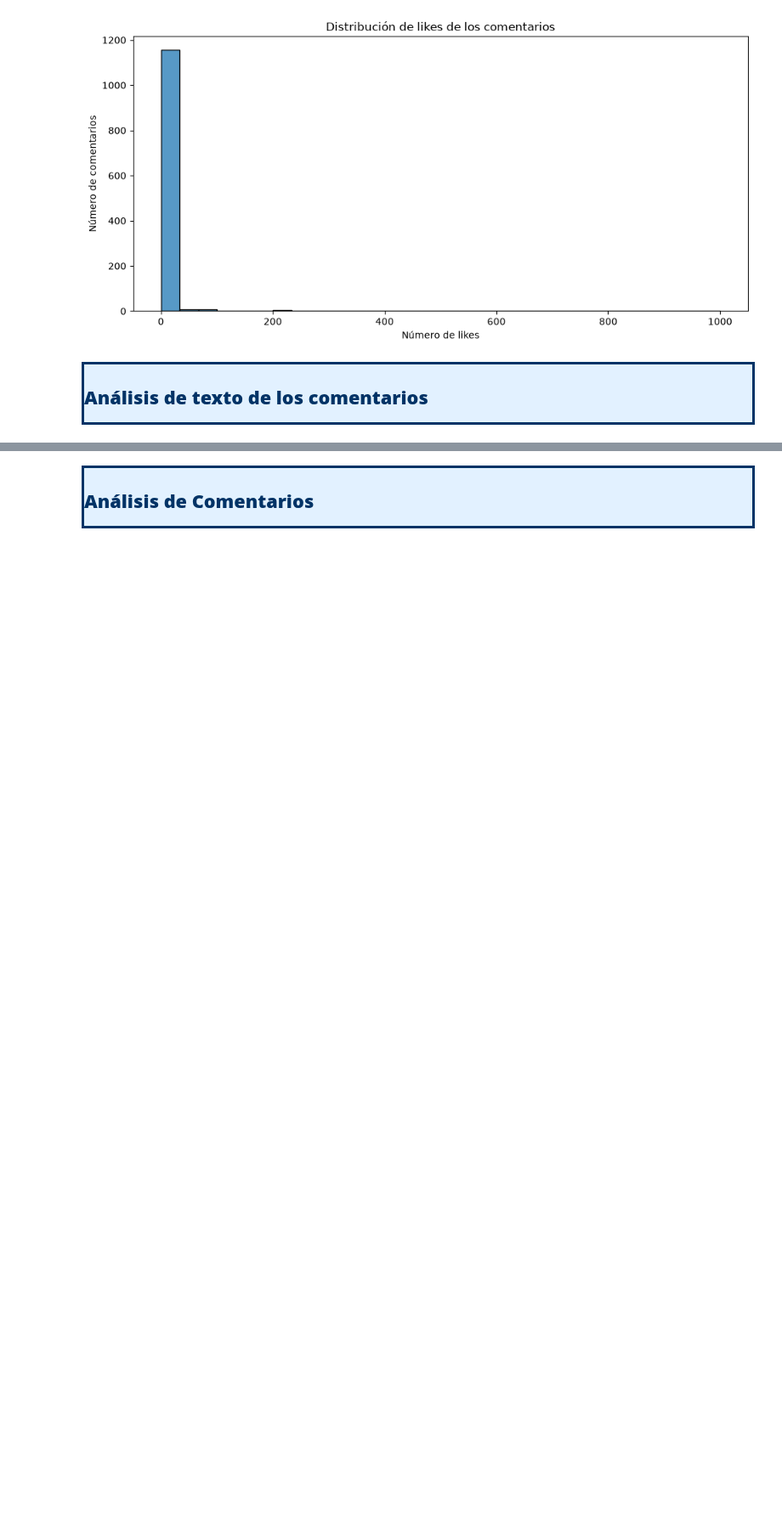
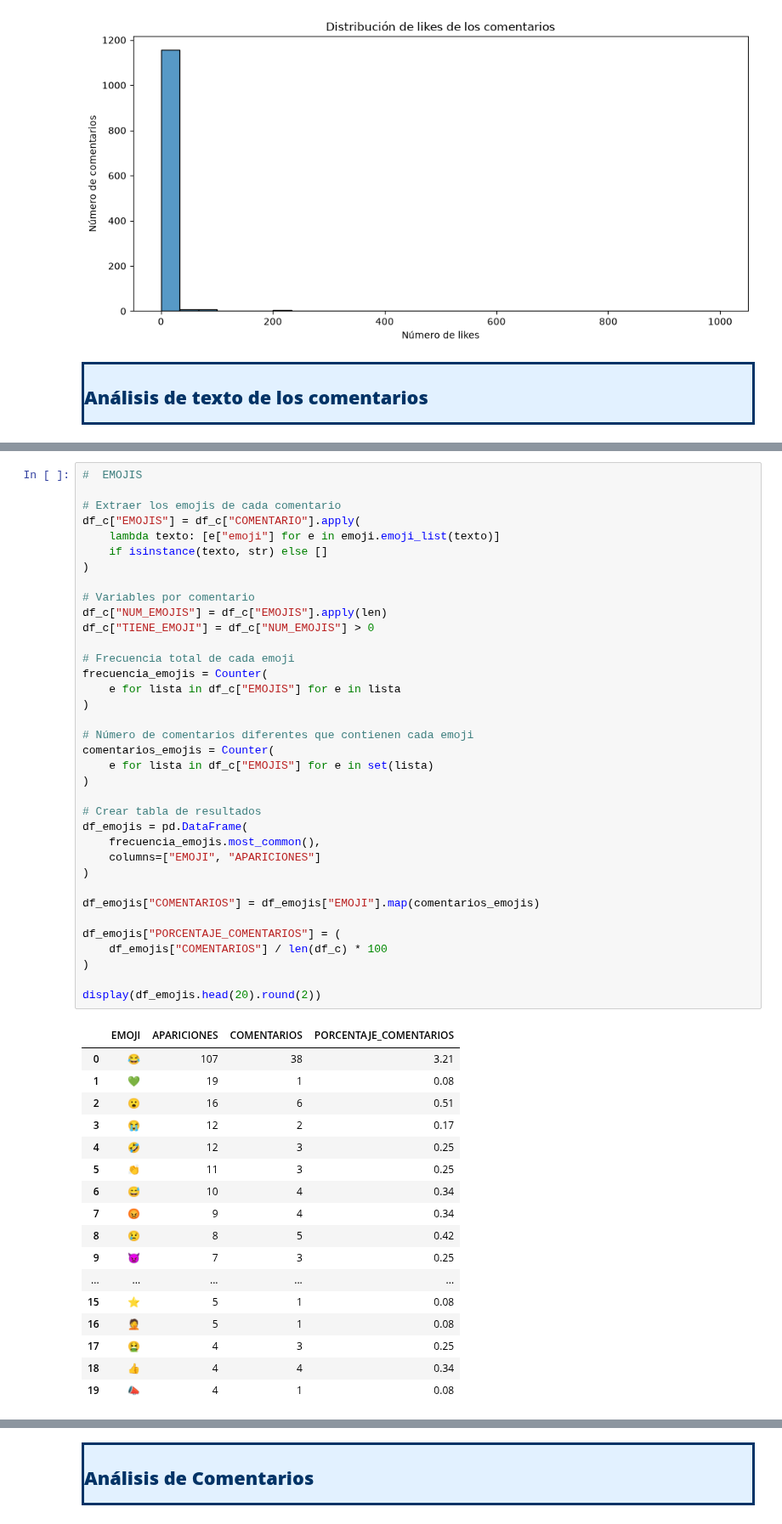
Before and after one commit to jejoama/Practicas_Curriculares, a Jupyter notebook: GENERAL.ipynb, the cells around one changed output, grey strips where cells are left out. Shown at 85% size. Drawn from its saved outputs; the diff is of its cells as text; blank space fills up the shorter version.

```diff
--- a/GENERAL.ipynb
+++ b/GENERAL.ipynb
@@ -586,0 +423,54 @@ Total de apariciones de emojis: 316
+# %%
+#  EMOJIS
+
+# Extraer los emojis de cada comentario
+df_c["EMOJIS"] = df_c["COMENTARIO"].apply(
+    lambda texto: [e["emoji"] for e in emoji.emoji_list(texto)]
+    if isinstance(texto, str) else []
+)
+
+# Variables por comentario
+df_c["NUM_EMOJIS"] = df_c["EMOJIS"].apply(len)
+df_c["TIENE_EMOJI"] = df_c["NUM_EMOJIS"] > 0
+
+# Frecuencia total de cada emoji
+frecuencia_emojis = Counter(
+    e for lista in df_c["EMOJIS"] for e in lista
+)
+
+# Número de comentarios diferentes que contienen cada emoji
+comentarios_emojis = Counter(
+    e for lista in df_c["EMOJIS"] for e in set(lista)
+)
+
+# Crear tabla de resultados
+df_emojis = pd.DataFrame(
+    frecuencia_emojis.most_common(),
+    columns=["EMOJI", "APARICIONES"]
+)
+
+df_emojis["COMENTARIOS"] = df_emojis["EMOJI"].map(comentarios_emojis)
+
+df_emojis["PORCENTAJE_COMENTARIOS"] = (
+    df_emojis["COMENTARIOS"] / len(df_c) * 100
+)
+
+display(df_emojis.head(20).round(2))
+# %% [output]
+|  | EMOJI | APARICIONES | COMENTARIOS | PORCENTAJE_COMENTARIOS |
+| 0 | 😂 | 107 | 38 | 3.21 |
+| 1 | 💚 | 19 | 1 | 0.08 |
+| 2 | 😮 | 16 | 6 | 0.51 |
+| 3 | 😭 | 12 | 2 | 0.17 |
+| 4 | 🤣 | 12 | 3 | 0.25 |
+| 5 | 👏 | 11 | 3 | 0.25 |
+| 6 | 😅 | 10 | 4 | 0.34 |
+| 7 | 😡 | 9 | 4 | 0.34 |
+| 8 | 😢 | 8 | 5 | 0.42 |
+| 9 | 👿 | 7 | 3 | 0.25 |
+| ... | ... | ... | ... | ... |
+| 15 | ⭐ | 5 | 1 | 0.08 |
+| 16 | 🤦 | 5 | 1 | 0.08 |
+| 17 | 🤮 | 4 | 3 | 0.25 |
+| 18 | 👍 | 4 | 4 | 0.34 |
+| 19 | 📣 | 4 | 1 | 0.08 |
```
Also changed, not shown: parts of 21 cells of this notebook.
